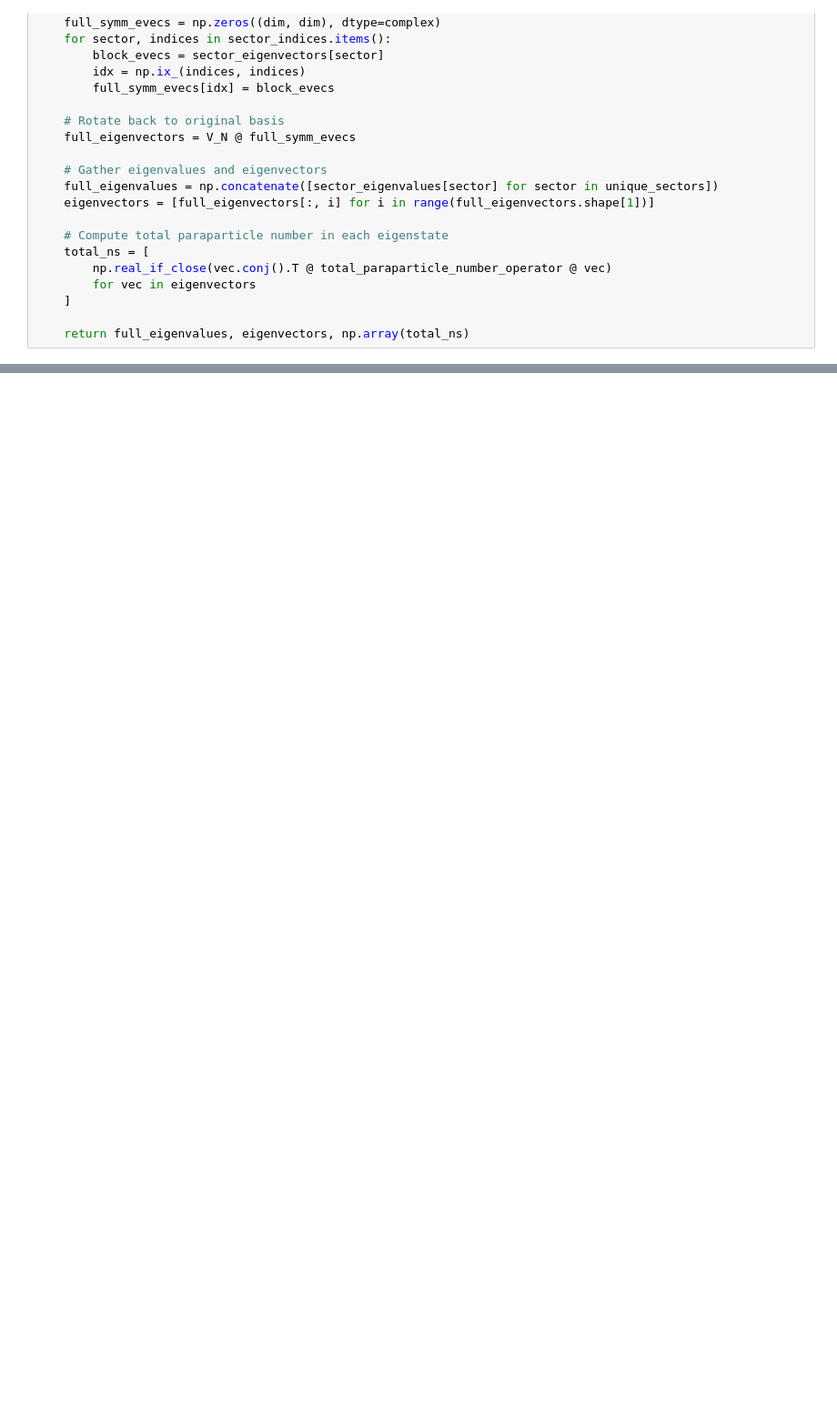
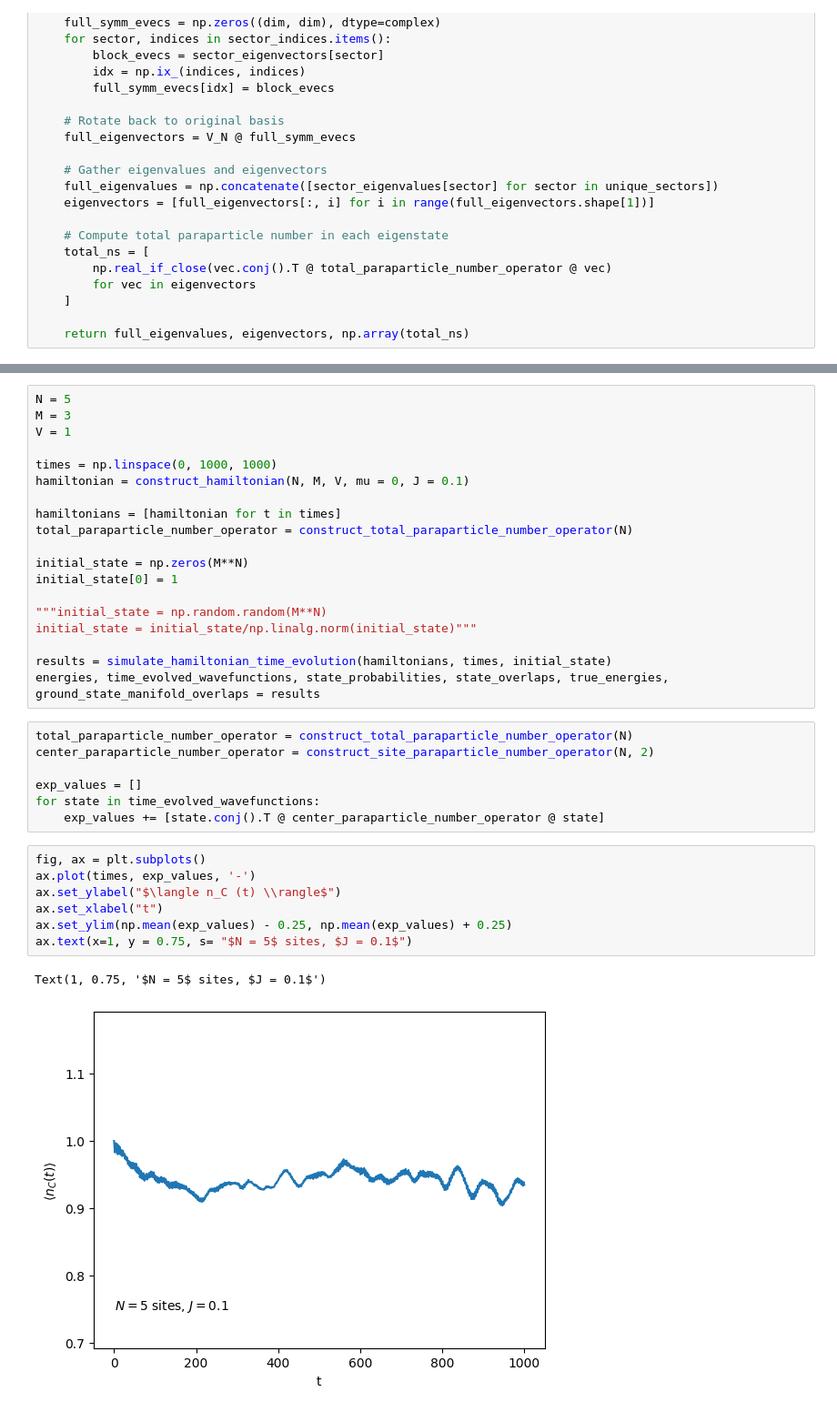
Before and after one commit to jwdesroches/synthetic_dimensions, a Jupyter notebook: paraparticles/paraparticle_time_evolution.ipynb, the cells around one changed output, grey strips where cells are left out. Shown at 91% size. Drawn from its saved outputs; the diff is of its cells as text; blank space fills up the shorter version.

```diff
--- a/paraparticles/paraparticle_time_evolution.ipynb
+++ b/paraparticles/paraparticle_time_evolution.ipynb
@@ -183,0 +186,36 @@ Text(0, 0.5, 'Total Paraparticle Number')
+# %%
+N = 5
+M = 3
+V = 1
+
+times = np.linspace(0, 1000, 1000)
+hamiltonian = construct_hamiltonian(N, M, V, mu = 0, J = 0.1)
+
+hamiltonians = [hamiltonian for t in times]
+total_paraparticle_number_operator = construct_total_paraparticle_number_operator(N)
+
+initial_state = np.zeros(M**N)
+initial_state[0] = 1
+
+"""initial_state = np.random.random(M**N)
+initial_state = initial_state/np.linalg.norm(initial_state)"""
+
+results = simulate_hamiltonian_time_evolution(hamiltonians, times, initial_state)
+energies, time_evolved_wavefunctions, state_probabilities, state_overlaps, true_energies, ground_state_manifold_overlaps = results
+# %%
+total_paraparticle_number_operator = construct_total_paraparticle_number_operator(N)
+center_paraparticle_number_operator = construct_site_paraparticle_number_operator(N, 2)
+
+exp_values = []
+for state in time_evolved_wavefunctions:
+    exp_values += [state.conj().T @ center_paraparticle_number_operator @ state]
+# %%
+fig, ax = plt.subplots()
+ax.plot(times, exp_values, '-')
+ax.set_ylabel("$\langle n_C (t) \\rangle$")
+ax.set_xlabel("t")
+ax.set_ylim(np.mean(exp_values) - 0.25, np.mean(exp_values) + 0.25)
+ax.text(x=1, y = 0.75, s= "$N = 5$ sites, $J = 0.1$")
+# %% [output]
+Text(1, 0.75, '$N = 5$ sites, $J = 0.1$')
+[figure, added]
```
Also changed, not shown: parts of 2 cells of this notebook, 6 other files.
